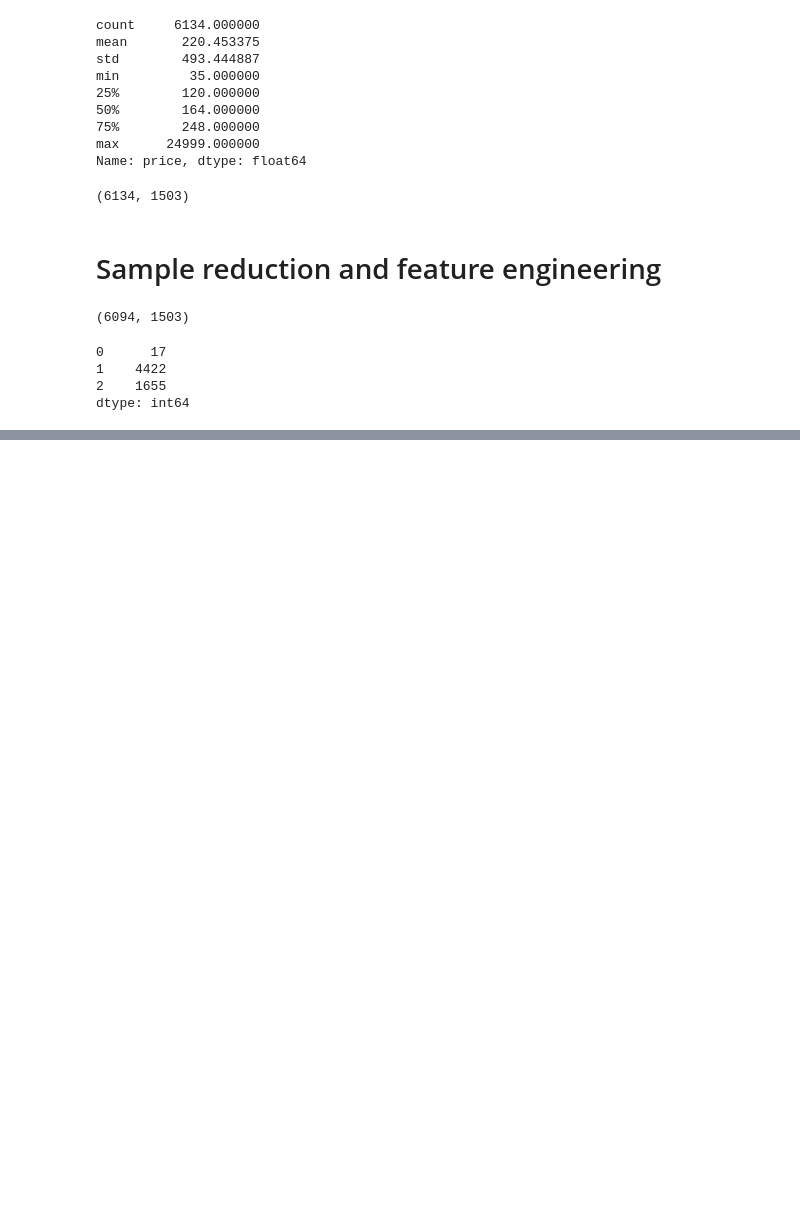
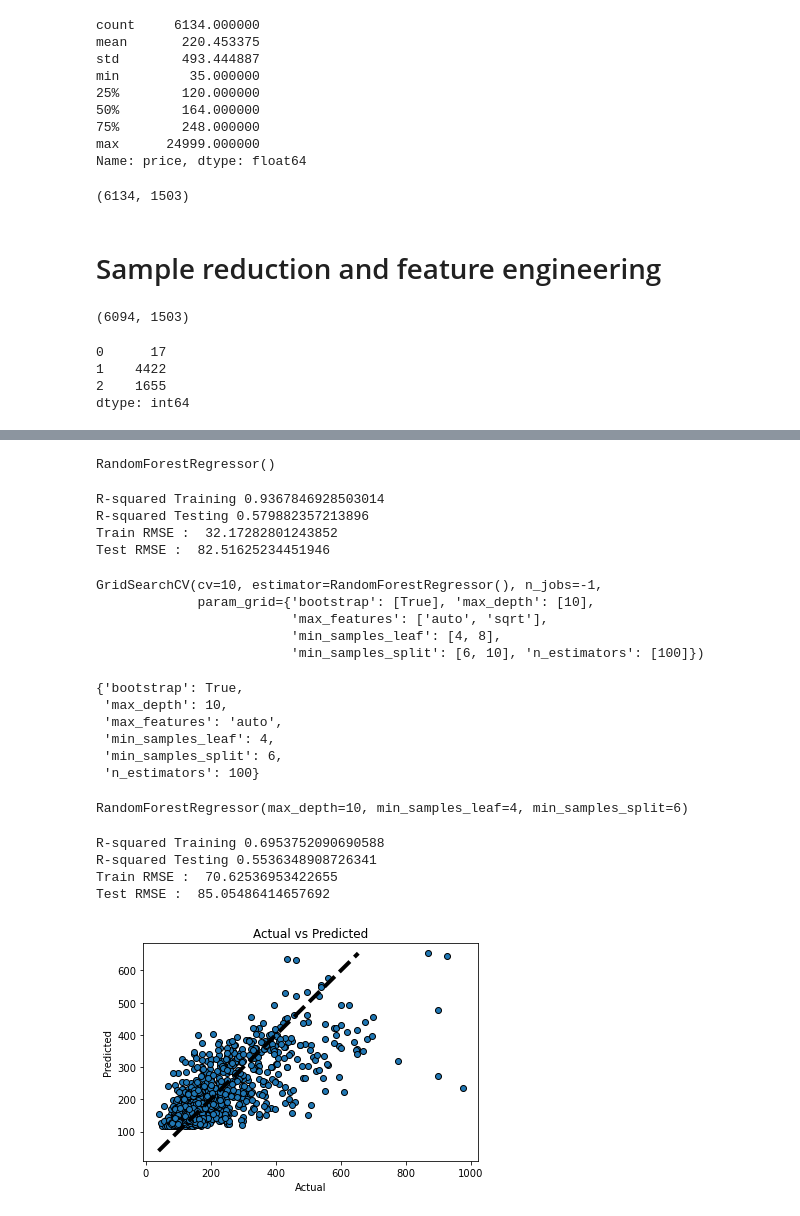
Before and after one commit to pilipentseva/predictions, a Jupyter notebook: Predictions_HW2_airbnb_SD.ipynb, the cells around one changed output, grey strips where cells are left out. Drawn from its saved outputs; the diff is of its cells as text; code cells hidden in the pictures; blank space fills up the shorter version.

Commit message:
3 models for prediction added, categorial vars enc

```diff
--- a/Predictions_HW2_airbnb_SD.ipynb
+++ b/Predictions_HW2_airbnb_SD.ipynb
@@ -1559,0 +1514,74 @@ There are 0 columns that have missing values.
+# %%
+#Fit the model
+#X_train = X_train.drop(['host_response_time'], axis = 1)
+m=RandomForestRegressor()
+m.fit(X_train,y_train)
+# %% [output]
+RandomForestRegressor()
+# %%
+y_train_pred = m.predict(X_train)
+y_test_pred = m.predict(X_test)
+from sklearn.metrics import r2_score, mean_squared_error
+#print(LR_model1.score(X_train, y_train))
+print ("R-squared Training",r2_score(y_train, y_train_pred))
+print ("R-squared Testing",r2_score(y_test, y_test_pred))
+print ("Train RMSE : ",np.sqrt(mean_squared_error(y_train, y_train_pred)))
+print ("Test RMSE : ",np.sqrt(mean_squared_error(y_test, y_test_pred)))
+# %% [output]
+R-squared Training 0.9367846928503014
+R-squared Testing 0.579882357213896
+Train RMSE :  32.17282801243852
+Test RMSE :  82.51625234451946
+# %%
+param_grid={'bootstrap': [True],
+            'max_depth': [10],
+            'max_features': ['auto','sqrt'],
+            'min_samples_leaf': [4,8],
+            'min_samples_split': [6,10],
+            'n_estimators': [100]}
+RFRegressor = GridSearchCV(RandomForestRegressor(),param_grid, cv=10,n_jobs=-1)
+RFRegressor.fit(X_train,y_train)
+# %% [output]
+GridSearchCV(cv=10, estimator=RandomForestRegressor(), n_jobs=-1,
+             param_grid={'bootstrap': [True], 'max_depth': [10],
+                         'max_features': ['auto', 'sqrt'],
+                         'min_samples_leaf': [4, 8],
+                         'min_samples_split': [6, 10], 'n_estimators': [100]})
+# %%
+RFRegressor.best_params_
+# %% [output]
+{'bootstrap': True,
+ 'max_depth': 10,
+ 'max_features': 'auto',
+ 'min_samples_leaf': 4,
+ 'min_samples_split': 6,
+ 'n_estimators': 100}
+# %%
+RF_model=RFRegressor.best_estimator_
+RF_model.fit(X_train, y_train)
+# %% [output]
+RandomForestRegressor(max_depth=10, min_samples_leaf=4, min_samples_split=6)
+# %%
+y_train_pred = RF_model.predict(X_train)
+y_test_pred = RF_model.predict(X_test)
+from sklearn.metrics import r2_score, mean_squared_error
+#print(LR_model1.score(X_train, y_train))
+print ("R-squared Training",r2_score(y_train, y_train_pred))
+print ("R-squared Testing",r2_score(y_test, y_test_pred))
+print ("Train RMSE : ",np.sqrt(mean_squared_error(y_train, y_train_pred)))
+print ("Test RMSE : ",np.sqrt(mean_squared_error(y_test, y_test_pred)))
+# %% [output]
+R-squared Training 0.6953752090690588
+R-squared Testing 0.5536348908726341
+Train RMSE :  70.62536953422655
+Test RMSE :  85.05486414657692
+# %%
+fig, ax = plt.subplots()
+ax.scatter(y_test, y_test_pred, edgecolors=(0, 0, 0))
+ax.plot([y_test.min(), y_test_pred.max()], [y_test.min(), y_test_pred.max()], 'k--', lw=4)
+ax.set_xlabel('Actual')
+ax.set_ylabel('Predicted')
+ax.set_title("Actual vs Predicted")
+plt.show()
+# %% [output]
+[figure, added]
```
Also changed, not shown: parts of 77 cells of this notebook.
